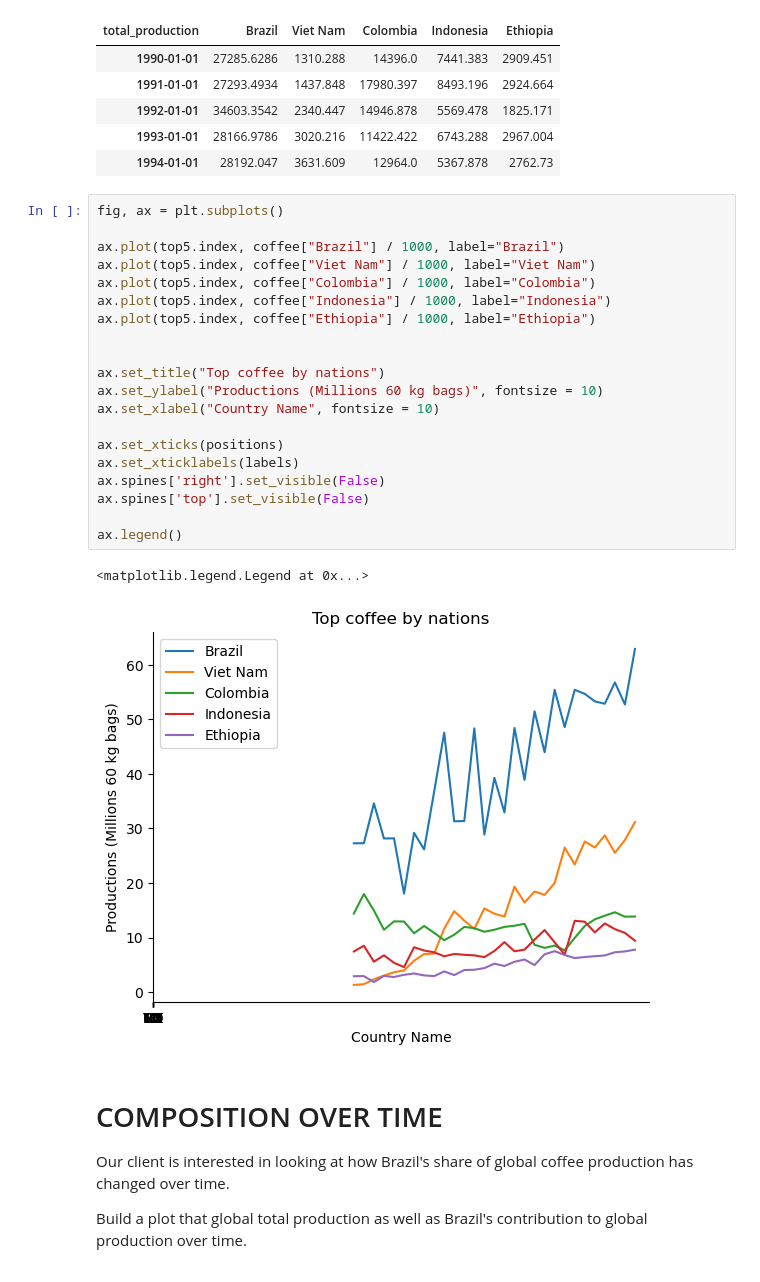
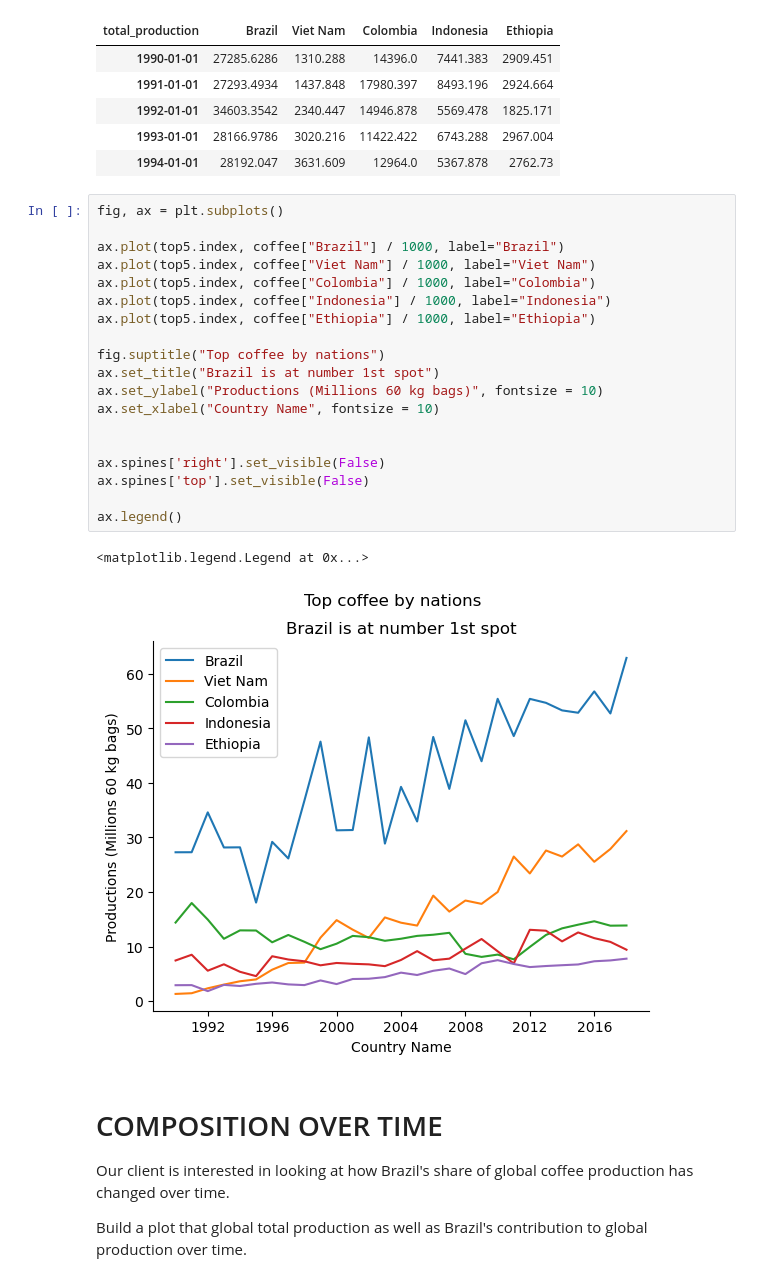
Before and after one commit to MukibHossain/Data-Visualization-using-Matplotlib-Numpy-Pandas, a Jupyter notebook: section03_Coffee_Project_Part1.ipynb, the cells around one changed output. Drawn from its saved outputs; the diff is of its cells as text.

```diff
--- a/section03_Coffee_Project_Part1.ipynb
+++ b/section03_Coffee_Project_Part1.ipynb
@@ -108,26 +108,25 @@ top5.head()
 # %%
 fig, ax = plt.subplots()
 
 ax.plot(top5.index, coffee["Brazil"] / 1000, label="Brazil")
 ax.plot(top5.index, coffee["Viet Nam"] / 1000, label="Viet Nam")
 ax.plot(top5.index, coffee["Colombia"] / 1000, label="Colombia")
 ax.plot(top5.index, coffee["Indonesia"] / 1000, label="Indonesia")
 ax.plot(top5.index, coffee["Ethiopia"] / 1000, label="Ethiopia")
 
-
-ax.set_title("Top coffee by nations")
+fig.suptitle("Top coffee by nations")
+ax.set_title("Brazil is at number 1st spot")
 ax.set_ylabel("Productions (Millions 60 kg bags)", fontsize = 10)
 ax.set_xlabel("Country Name", fontsize = 10)
 
-ax.set_xticks(positions)
-ax.set_xticklabels(labels)
+
 ax.spines['right'].set_visible(False)
 ax.spines['top'].set_visible(False)
 
 ax.legend()
 # %% [output]
 <matplotlib.legend.Legend at 0x...>
-[figure, old version]
+[figure, new version]
 # %% [markdown]
 # COMPOSITION OVER TIME
 
```
Also changed, not shown: parts of 6 cells of this notebook.
